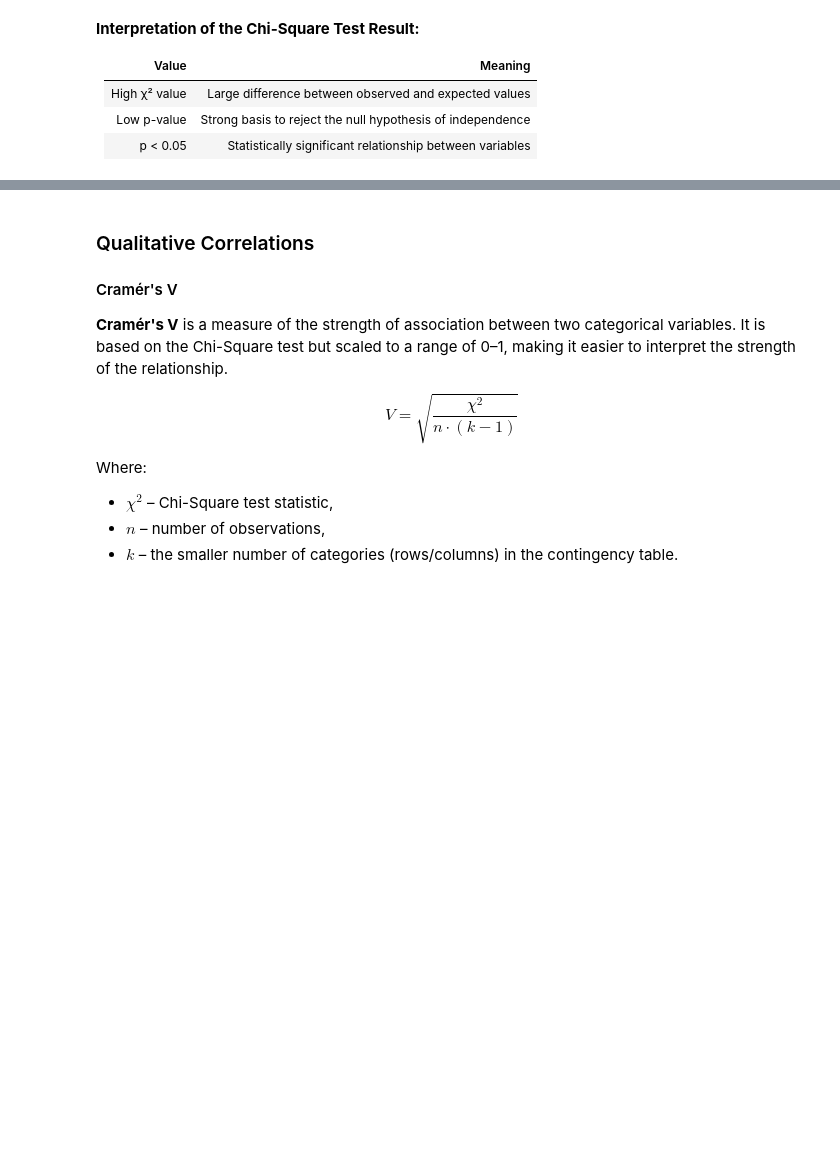
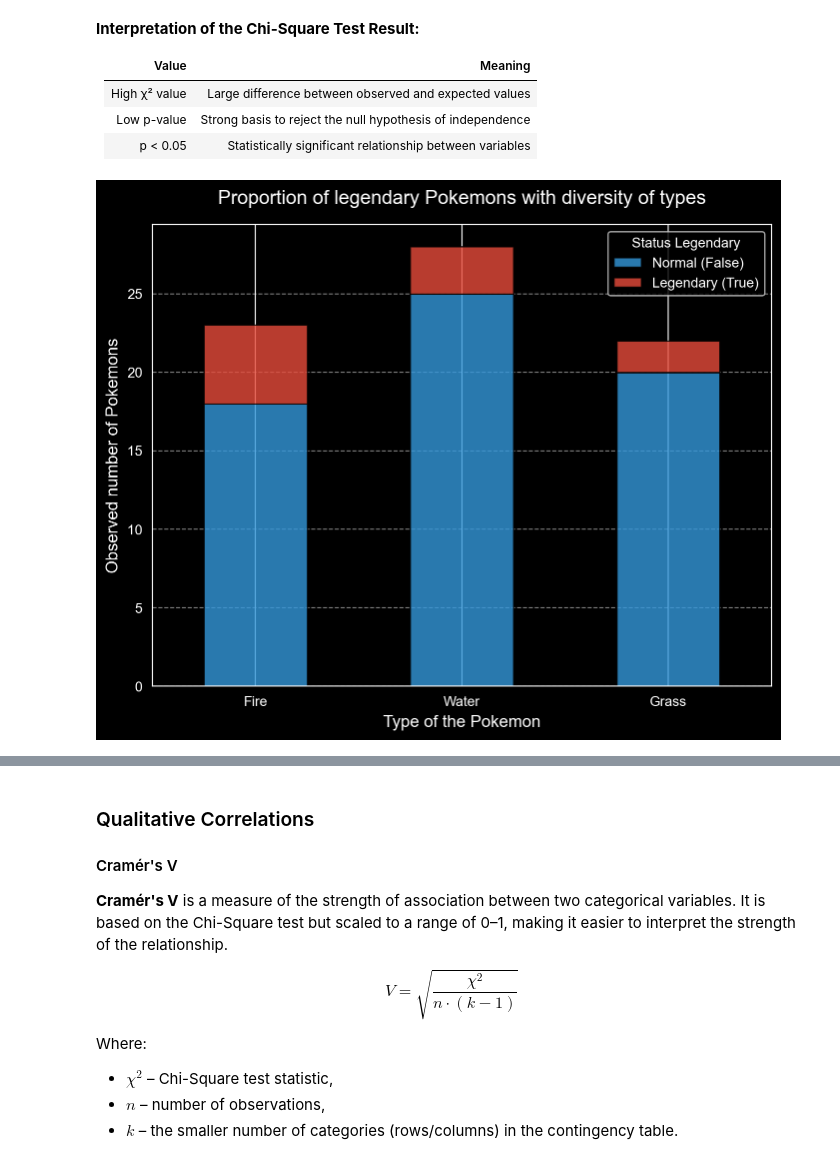
Before and after one commit to dulska-ola/Descriptive_stats_lab3, a Jupyter notebook: Exercise9.ipynb, the cells around one changed output, grey strips where cells are left out. Cells and saved outputs as stored; diff of their text form; code cells hidden in the pictures; blank space fills up the shorter version.

```diff
--- a/Exercise9.ipynb
+++ b/Exercise9.ipynb
@@ -470,3 +507,15 @@ Degrees of Freedom: 2
 | High χ² value       | Large difference between observed and expected values |
 | Low p-value         | Strong basis to reject the null hypothesis of independence |
 | p < 0.05            | Statistically significant relationship between variables |
+# %%
+observed_df.plot(kind='bar', stacked=True, figsize=(8, 6), color=['#3498db', '#e74c3c'], alpha=0.8, edgecolor='black')
+
+plt.title("Proportion of legendary Pokemons with diversity of types", fontsize=14, pad=15)
+plt.xlabel("Type of the Pokemon", fontsize=12)
+plt.ylabel("Observed number of Pokemons", fontsize=12)
+plt.xticks(rotation=0)
+plt.legend(title="Status Legendary", labels=["Normal (False)", "Legendary (True)"])
+plt.grid(axis='y', linestyle='--', alpha=0.5)
+plt.show()
+# %% [output]
+[figure, added]
```
Also changed, not shown: parts of 21 cells of this notebook, 3 other files.
